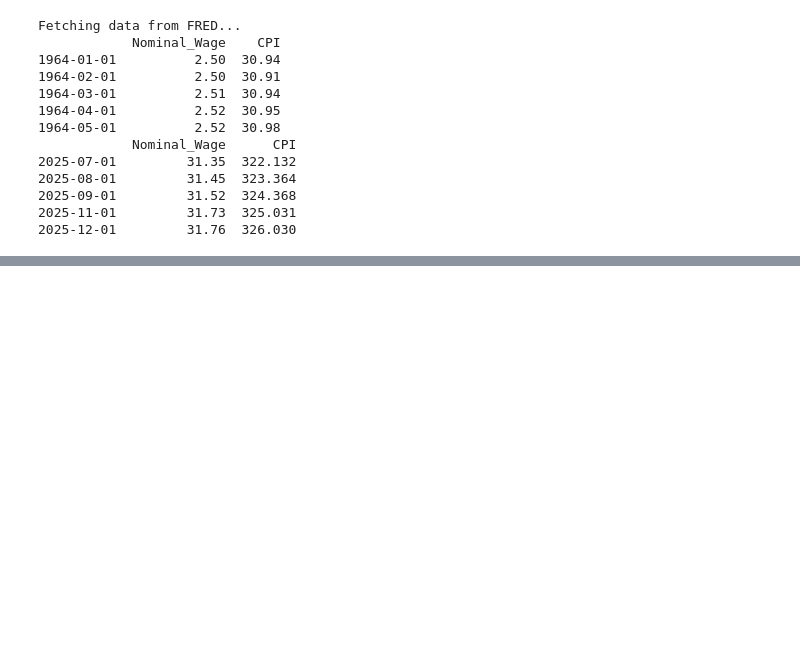
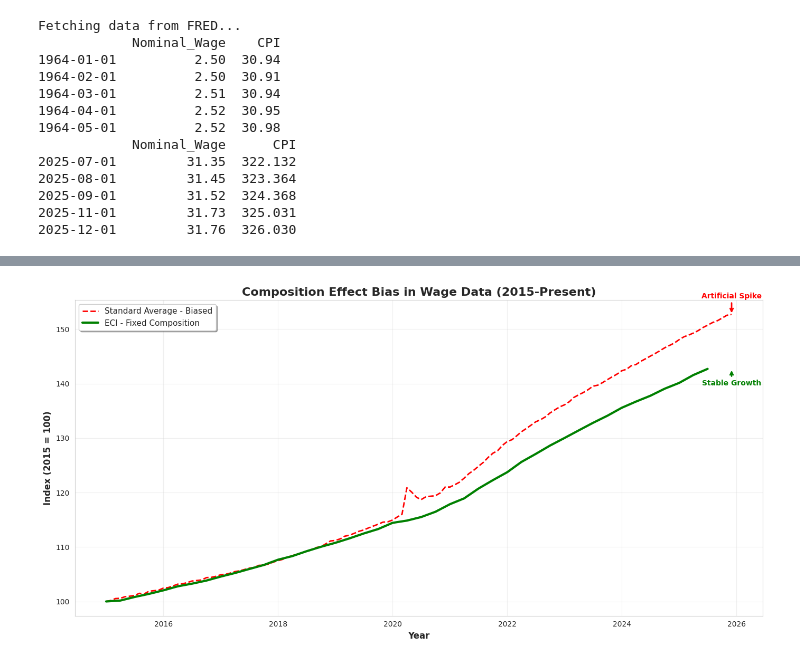
Before and after one commit to nkefeyan-22-26/ECON5200-Applied-Data-Analytics-in-Economics, a Jupyter notebook: Lab2/Lab 2: Deflating History with FRED.ipynb, the cells around one changed output, grey strips where cells are left out. Cells and saved outputs as stored; diff of their text form; code cells hidden in the pictures; blank space fills up the shorter version.

```diff
--- a/Lab2/Lab 2: Deflating History with FRED.ipynb
+++ b/Lab2/Lab 2: Deflating History with FRED.ipynb
@@ -53,0 +182,82 @@ Fetching data from FRED...
+# %%
+import matplotlib.pyplot as plt
+import pandas as pd
+
+# 1. Fetch the Employment Cost Index data
+eci = fred.get_series('ECIWAG')
+
+# 2. Filter both series to 2015-01-01 onwards
+start_date = '2015-01-01'
+wages_filtered = wages[wages.index >= start_date]
+eci_filtered = eci[eci.index >= start_date]
+
+# 3. Rebase both series to 100 (using first value)
+wages_rebased = (wages_filtered / wages_filtered.iloc[0]) * 100
+eci_rebased = (eci_filtered / eci_filtered.iloc[0]) * 100
+
+# 4. Create the comparison chart
+fig, ax = plt.subplots(figsize=(14, 7))
+
+# Plot both series
+ax.plot(wages_rebased.index, wages_rebased,
+        color='red',
+        linestyle='--',
+        linewidth=2,
+        label='Standard Average - Biased')
+
+ax.plot(eci_rebased.index, eci_rebased,
+        color='green',
+        linewidth=3,
+        label='ECI - Fixed Composition')
+
+# Add title and labels
+ax.set_title('Composition Effect Bias in Wage Data (2015-Present)',
+             fontsize=16,
+             fontweight='bold')
+ax.set_xlabel('Year', fontsize=12, fontweight='bold')
+ax.set_ylabel('Index (2015 = 100)', fontsize=12, fontweight='bold')
+
+# 5. Annotate the 2020 divergence
+# Find 2020 data points
+wages_2020 = wages_rebased.loc['2020'].iloc[-1] if '2020' in wages_rebased.index.astype(str) else wages_rebased.iloc[-1]
+eci_2020 = eci_rebased.loc['2020'].iloc[-1] if '2020' in eci_rebased.index.astype(str) else eci_rebased.iloc[-1]
+date_2020 = wages_rebased.loc['2020'].index[-1] if '2020' in wages_rebased.index.astype(str) else wages_rebased.index[-1]
+
+# Annotate the artificial spike in standard wages
+ax.annotate('Artificial Spike',
+            xy=(date_2020, wages_2020),
+            xytext=(date_2020, wages_2020 + 3),
+            fontsize=10,
+            fontweight='bold',
+            color='red',
+            ha='center',
+            arrowprops=dict(arrowstyle='->',
+                          color='red',
+                          lw=2))
+
+# Annotate the stable growth in ECI
+ax.annotate('Stable Growth',
+            xy=(date_2020, eci_2020),
+            xytext=(date_2020, eci_2020 - 3),
+            fontsize=10,
+            fontweight='bold',
+            color='green',
+            ha='center',
+            arrowprops=dict(arrowstyle='->',
+                          color='green',
+                          lw=2))
+
+# Add legend and grid
+ax.legend(loc='best', fontsize=11, frameon=True, shadow=True)
+ax.grid(True, alpha=0.3)
+
+plt.tight_layout()
+plt.show()
+
+# Print summary statistics
+print(f"\n2020 Divergence Analysis:")
+print(f"Standard Wages (2020): {wages_2020:.2f}")
+print(f"ECI Wages (2020): {eci_2020:.2f}")
+print(f"Artificial Inflation: {wages_2020 - eci_2020:.2f} points")
+# %% [output]
+[figure, added]
```
Also changed, not shown: parts of 4 cells of this notebook.
